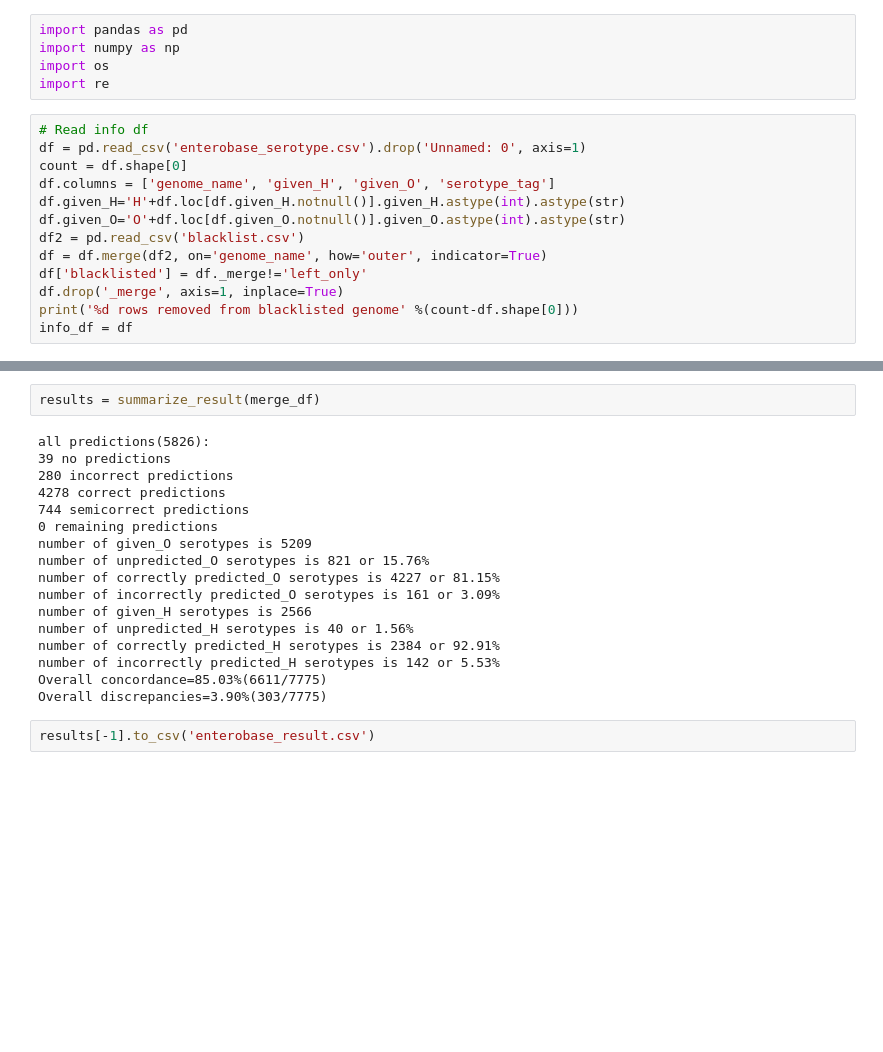
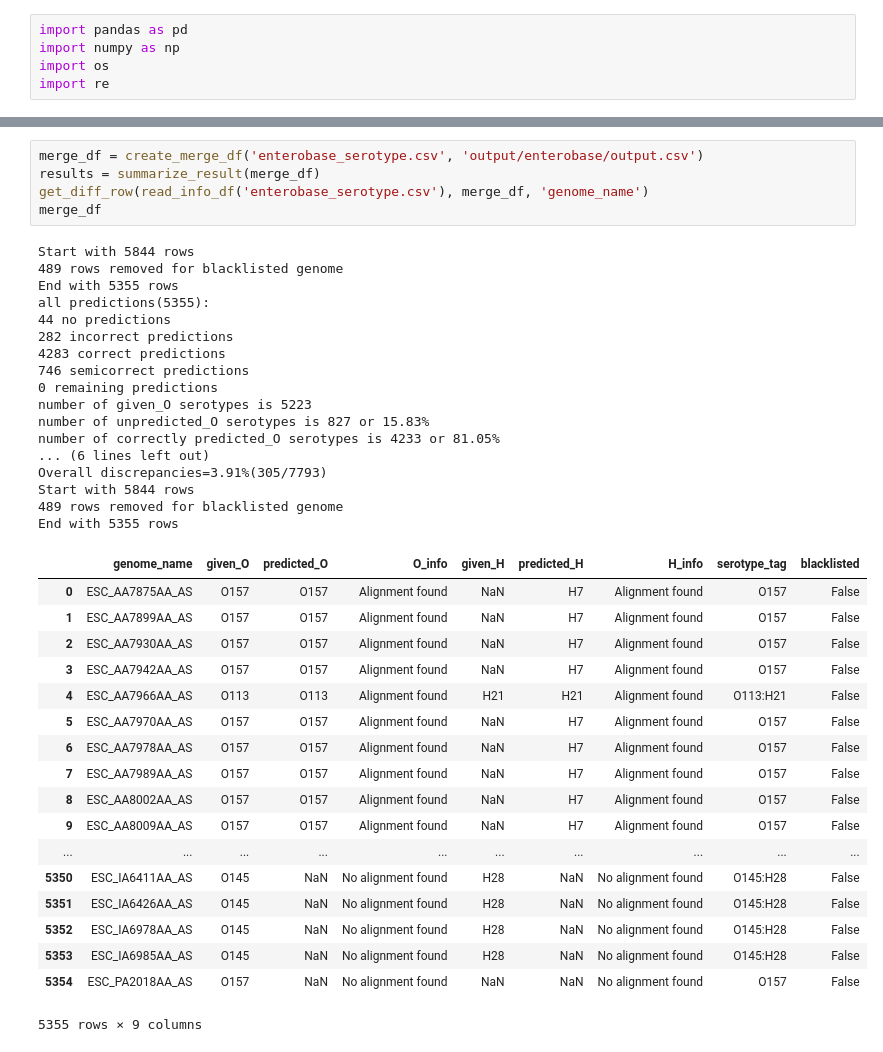
Before and after one commit to phac-nml/ecoli_serotyping, a Jupyter notebook: validation/Enterobase Validation Analysis.ipynb, the cells around one changed output, grey strips where cells are left out. Saved outputs shown, nothing was run; the diff lists cells and outputs as text; blank space fills up the shorter version.

```diff
--- a/validation/Enterobase Validation Analysis.ipynb
+++ b/validation/Enterobase Validation Analysis.ipynb
@@ -3,16 +3,3 @@ import pandas as pd
 import numpy as np
 import os
 import re
-# %%
-# Read info df
-df = pd.read_csv('enterobase_serotype.csv').drop('Unnamed: 0', axis=1)
-count = df.shape[0]
-df.columns = ['genome_name', 'given_H', 'given_O', 'serotype_tag']
-df.given_H='H'+df.loc[df.given_H.notnull()].given_H.astype(int).astype(str)
-df.given_O='O'+df.loc[df.given_O.notnull()].given_O.astype(int).astype(str)
-df2 = pd.read_csv('blacklist.csv')
-df = df.merge(df2, on='genome_name', how='outer', indicator=True)
-df['blacklisted'] = df._merge!='left_only'
-df.drop('_merge', axis=1, inplace=True)
-print('%d rows removed from blacklisted genome' %(count-df.shape[0]))
-info_df = df
@@ -163,21 +161,41 @@ display(merge_df)
-# %%
-results = summarize_result(merge_df)
-# %% [output]
-all predictions(5826):
-39 no predictions
-280 incorrect predictions
-4278 correct predictions
-744 semicorrect predictions
-0 remaining predictions
-number of given_O serotypes is 5209
-number of unpredicted_O serotypes is 821 or 15.76%
-number of correctly predicted_O serotypes is 4227 or 81.15%
-number of incorrectly predicted_O serotypes is 161 or 3.09%
-number of given_H serotypes is 2566
-number of unpredicted_H serotypes is 40 or 1.56%
-number of correctly predicted_H serotypes is 2384 or 92.91%
-number of incorrectly predicted_H serotypes is 142 or 5.53%
-Overall concordance=85.03%(6611/7775)
-Overall discrepancies=3.90%(303/7775)
-# %%
-results[-1].to_csv('enterobase_result.csv')
+# %%
+merge_df = create_merge_df('enterobase_serotype.csv', 'output/enterobase/output.csv')
+results = summarize_result(merge_df)
+get_diff_row(read_info_df('enterobase_serotype.csv'), merge_df, 'genome_name')
+merge_df
+# %% [output]
+Start with 5844 rows
+489 rows removed for blacklisted genome
+End with 5355 rows
+all predictions(5355):
+44 no predictions
+282 incorrect predictions
+4283 correct predictions
+746 semicorrect predictions
+0 remaining predictions
+number of given_O serotypes is 5223
+number of unpredicted_O serotypes is 827 or 15.83%
+number of correctly predicted_O serotypes is 4233 or 81.05%
+... (6 lines left out)
+Overall discrepancies=3.91%(305/7793)
+Start with 5844 rows
+489 rows removed for blacklisted genome
+End with 5355 rows
+|  | genome_name | given_O | predicted_O | O_info | given_H | predicted_H | H_info | serotype_tag | blacklisted |
+| 0 | ESC_AA7875AA_AS | O157 | O157 | Alignment found | NaN | H7 | Alignment found | O157 | False |
+| 1 | ESC_AA7899AA_AS | O157 | O157 | Alignment found | NaN | H7 | Alignment found | O157 | False |
+| 2 | ESC_AA7930AA_AS | O157 | O157 | Alignment found | NaN | H7 | Alignment found | O157 | False |
+| 3 | ESC_AA7942AA_AS | O157 | O157 | Alignment found | NaN | H7 | Alignment found | O157 | False |
+| 4 | ESC_AA7966AA_AS | O113 | O113 | Alignment found | H21 | H21 | Alignment found | O113:H21 | False |
+| 5 | ESC_AA7970AA_AS | O157 | O157 | Alignment found | NaN | H7 | Alignment found | O157 | False |
+| 6 | ESC_AA7978AA_AS | O157 | O157 | Alignment found | NaN | H7 | Alignment found | O157 | False |
+| 7 | ESC_AA7989AA_AS | O157 | O157 | Alignment found | NaN | H7 | Alignment found | O157 | False |
+| 8 | ESC_AA8002AA_AS | O157 | O157 | Alignment found | NaN | H7 | Alignment found | O157 | False |
+| 9 | ESC_AA8009AA_AS | O157 | O157 | Alignment found | NaN | H7 | Alignment found | O157 | False |
+| ... | ... | ... | ... | ... | ... | ... | ... | ... | ... |
+| 5350 | ESC_IA6411AA_AS | O145 | NaN | No alignment found | H28 | NaN | No alignment found | O145:H28 | False |
+| 5351 | ESC_IA6426AA_AS | O145 | NaN | No alignment found | H28 | NaN | No alignment found | O145:H28 | False |
+| 5352 | ESC_IA6978AA_AS | O145 | NaN | No alignment found | H28 | NaN | No alignment found | O145:H28 | False |
+| 5353 | ESC_IA6985AA_AS | O145 | NaN | No alignment found | H28 | NaN | No alignment found | O145:H28 | False |
+| 5354 | ESC_PA2018AA_AS | O157 | NaN | No alignment found | NaN | NaN | No alignment found | O157 | False |
+5355 rows × 9 columns
```
Also changed, not shown: parts of 6 cells of this notebook, 2 other files.
